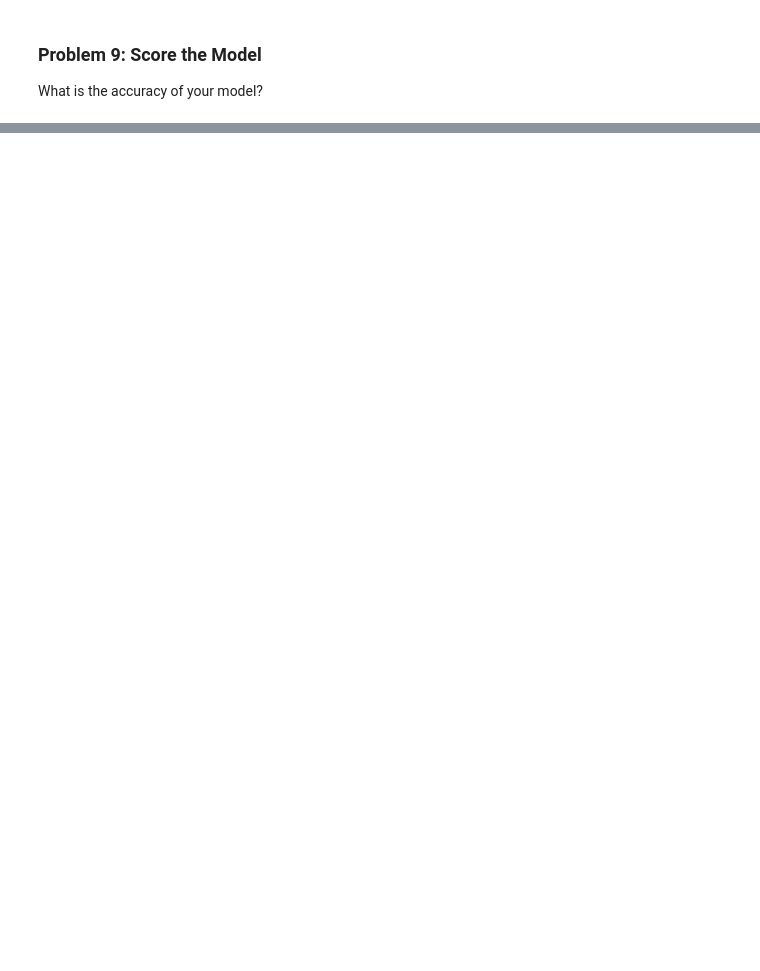
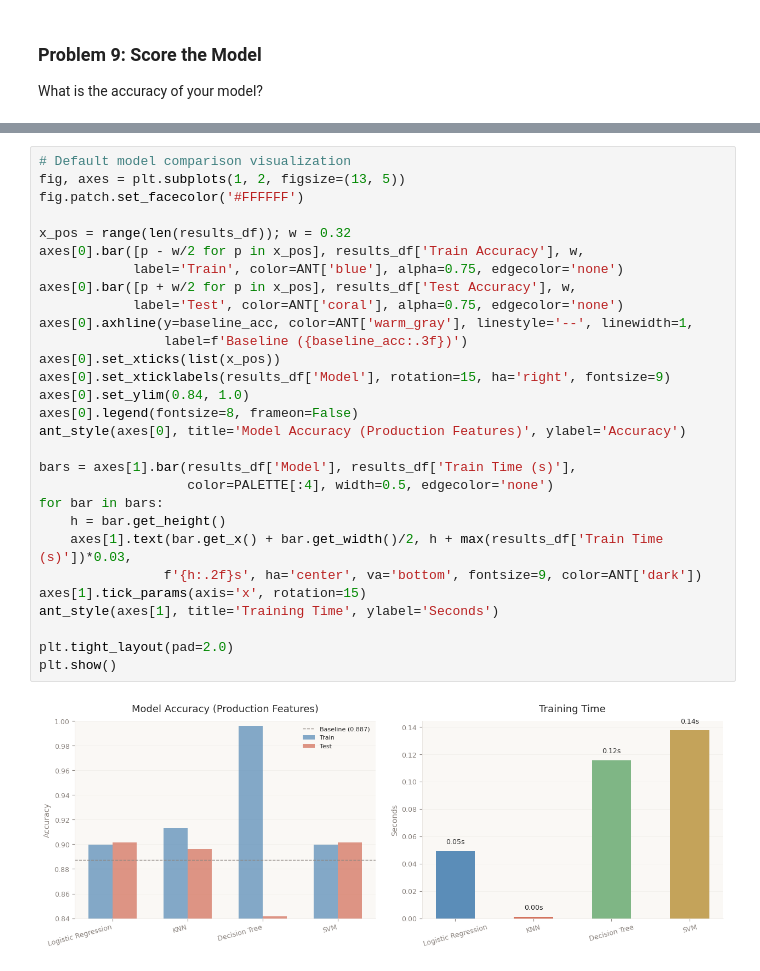
Before and after one commit to roboyak/comparing_classifiers, a Jupyter notebook: prompt_III.ipynb, the cells around one changed output, grey strips where cells are left out. Cells and saved outputs as stored; diff of their text form; blank space fills up the shorter version.

```diff
--- a/prompt_III.ipynb
+++ b/prompt_III.ipynb
@@ -1132,0 +687,31 @@ Removing `duration` shows the **true predictive power** of the model using only
+# %%
+# Default model comparison visualization
+fig, axes = plt.subplots(1, 2, figsize=(13, 5))
+fig.patch.set_facecolor('#FFFFFF')
+
+x_pos = range(len(results_df)); w = 0.32
+axes[0].bar([p - w/2 for p in x_pos], results_df['Train Accuracy'], w,
+            label='Train', color=ANT['blue'], alpha=0.75, edgecolor='none')
+axes[0].bar([p + w/2 for p in x_pos], results_df['Test Accuracy'], w,
+            label='Test', color=ANT['coral'], alpha=0.75, edgecolor='none')
+axes[0].axhline(y=baseline_acc, color=ANT['warm_gray'], linestyle='--', linewidth=1,
+                label=f'Baseline ({baseline_acc:.3f})')
+axes[0].set_xticks(list(x_pos))
+axes[0].set_xticklabels(results_df['Model'], rotation=15, ha='right', fontsize=9)
+axes[0].set_ylim(0.84, 1.0)
+axes[0].legend(fontsize=8, frameon=False)
+ant_style(axes[0], title='Model Accuracy (Production Features)', ylabel='Accuracy')
+
+bars = axes[1].bar(results_df['Model'], results_df['Train Time (s)'],
+                   color=PALETTE[:4], width=0.5, edgecolor='none')
+for bar in bars:
+    h = bar.get_height()
+    axes[1].text(bar.get_x() + bar.get_width()/2, h + max(results_df['Train Time (s)'])*0.03,
+                f'{h:.2f}s', ha='center', va='bottom', fontsize=9, color=ANT['dark'])
+axes[1].tick_params(axis='x', rotation=15)
+ant_style(axes[1], title='Training Time', ylabel='Seconds')
+
+plt.tight_layout(pad=2.0)
+plt.show()
+# %% [output]
+[figure, added]
```
Also changed, not shown: parts of 75 cells of this notebook.
